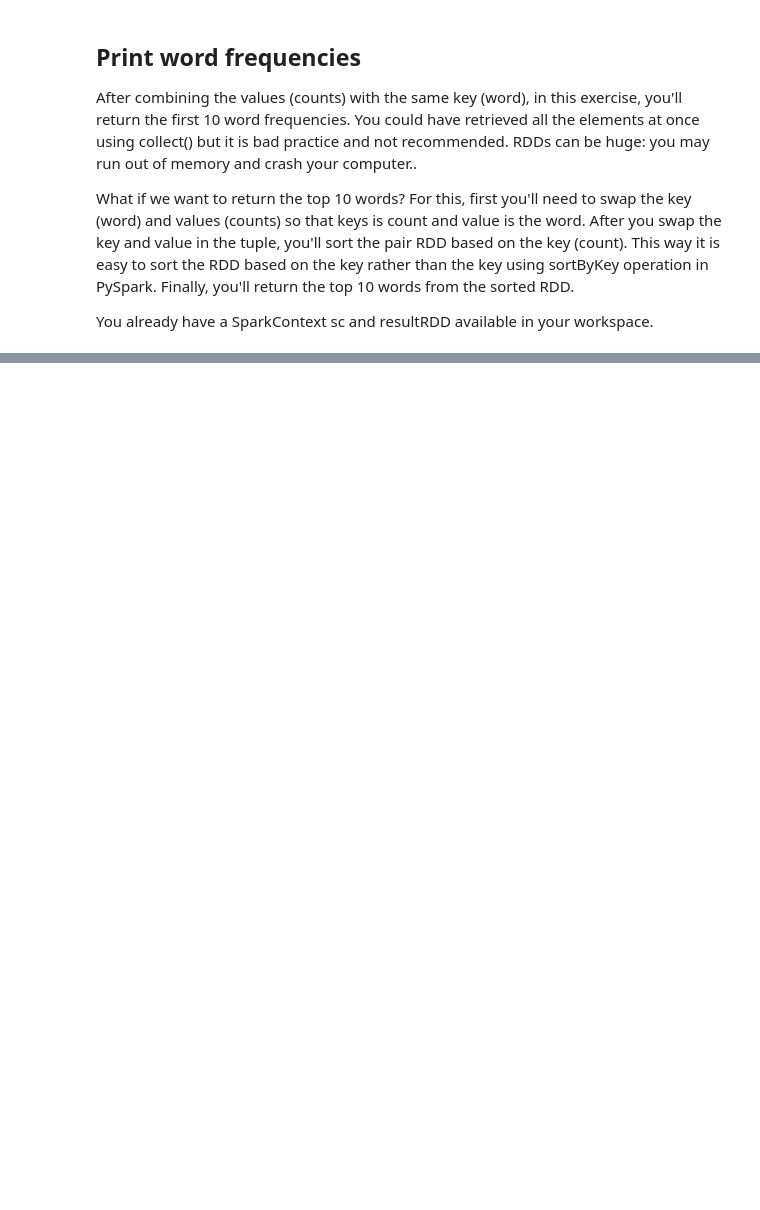
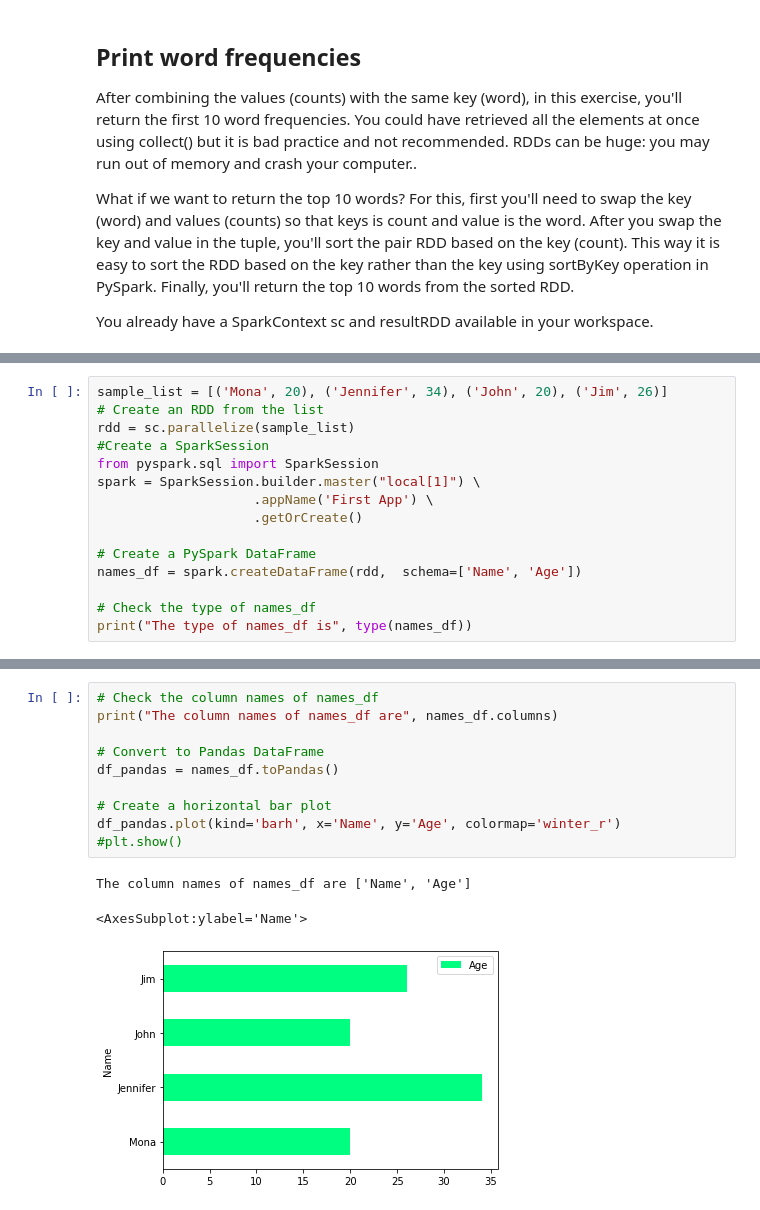
Before and after one commit to eeeds/Big-Data-wih-PySpark, a Jupyter notebook: code/practica.ipynb, the cells around one changed output, grey strips where cells are left out. Cells and saved outputs as stored; diff of their text form; blank space fills up the shorter version.

```diff
--- a/code/practica.ipynb
+++ b/code/practica.ipynb
@@ -310,0 +458,15 @@ Py4JJavaError: An error occurred while calling z:org.apache.spark.api.python.Pyt
+# %%
+sample_list = [('Mona', 20), ('Jennifer', 34), ('John', 20), ('Jim', 26)]
+# Create an RDD from the list
+rdd = sc.parallelize(sample_list)
+#Create a SparkSession
+from pyspark.sql import SparkSession
+spark = SparkSession.builder.master("local[1]") \
+                    .appName('First App') \
+                    .getOrCreate()
+
+# Create a PySpark DataFrame
+names_df = spark.createDataFrame(rdd,  schema=['Name', 'Age'])
+
+# Check the type of names_df
+print("The type of names_df is", type(names_df))
@@ -310,0 +656,14 @@ Py4JJavaError: An error occurred while calling z:org.apache.spark.api.python.Pyt
+# %%
+# Check the column names of names_df
+print("The column names of names_df are", names_df.columns)
+
+# Convert to Pandas DataFrame
+df_pandas = names_df.toPandas()
+
+# Create a horizontal bar plot
+df_pandas.plot(kind='barh', x='Name', y='Age', colormap='winter_r')
+#plt.show()
+# %% [output]
+The column names of names_df are ['Name', 'Age']
+<AxesSubplot:ylabel='Name'>
+[figure, added]
```
Also changed, not shown: parts of 25 cells of this notebook, 5 other files.
